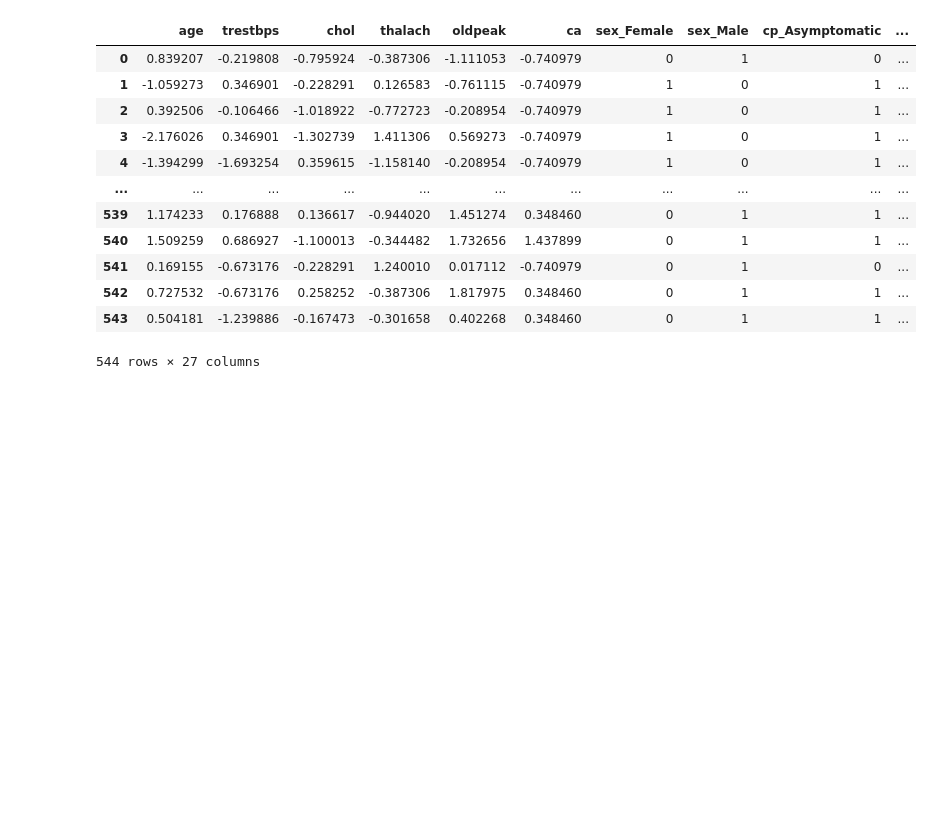
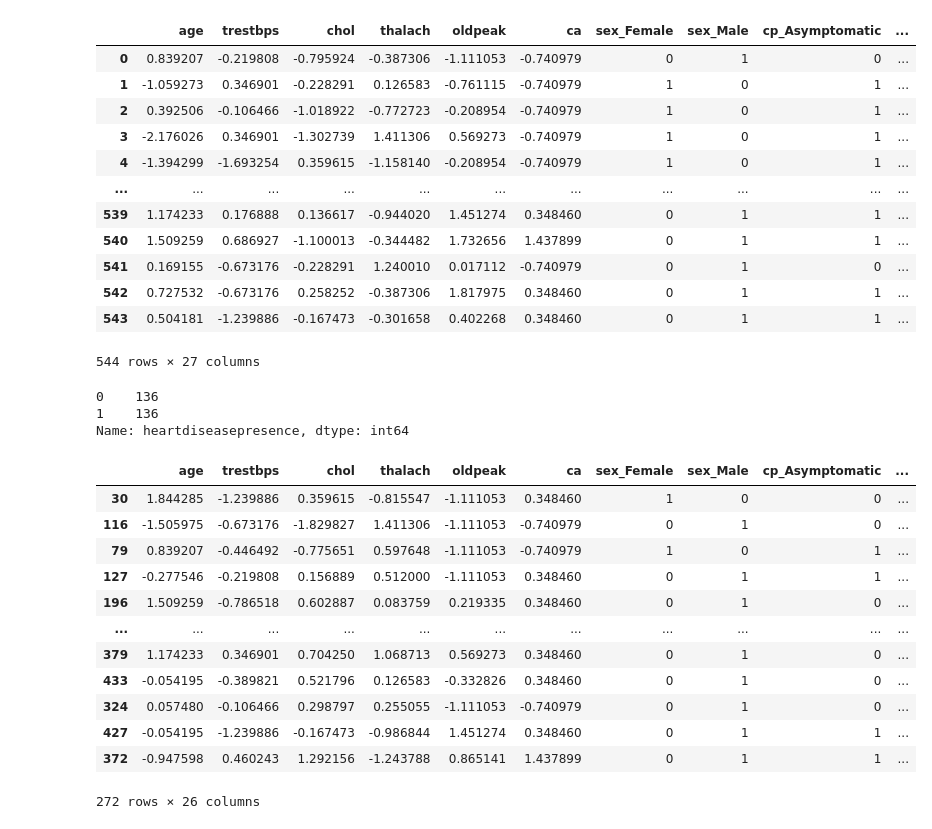
Before and after one commit to tejjeenu/Causal-Bootstrapping, a Jupyter notebook: frontdoor_causal_bootstrap_algorithm.ipynb, the cells around one changed output. Saved outputs shown, nothing was run; the diff lists cells and outputs as text; code cells hidden in the pictures; blank space fills up the shorter version.

```diff
--- a/frontdoor_causal_bootstrap_algorithm.ipynb
+++ b/frontdoor_causal_bootstrap_algorithm.ipynb
@@ -149,3 +149,25 @@ df_frontdoor
 | 542 | 0.727532 | -0.673176 | 0.258252 | -0.387306 | 1.817975 | 0.348460 | 0 | 1 | 1 | ... |
 | 543 | 0.504181 | -1.239886 | -0.167473 | -0.301658 | 0.402268 | 0.348460 | 0 | 1 | 1 | ... |
 544 rows × 27 columns
+# %%
+df_frontdoor = df_frontdoor.groupby("heartdiseasepresence", group_keys=False).sample(frac=0.5, random_state=42)
+print(df_frontdoor["heartdiseasepresence"].value_counts())
+df_frontdoor = df_frontdoor.drop(columns=["do_heartdiseasepresence"])
+df_frontdoor
+# %% [output]
+0    136
+1    136
+Name: heartdiseasepresence, dtype: int64
+|  | age | trestbps | chol | thalach | oldpeak | ca | sex_Female | sex_Male | cp_Asymptomatic | ... |
+| 30 | 1.844285 | -1.239886 | 0.359615 | -0.815547 | -1.111053 | 0.348460 | 1 | 0 | 0 | ... |
+| 116 | -1.505975 | -0.673176 | -1.829827 | 1.411306 | -1.111053 | -0.740979 | 0 | 1 | 0 | ... |
+| 79 | 0.839207 | -0.446492 | -0.775651 | 0.597648 | -1.111053 | -0.740979 | 1 | 0 | 1 | ... |
+| 127 | -0.277546 | -0.219808 | 0.156889 | 0.512000 | -1.111053 | 0.348460 | 0 | 1 | 1 | ... |
+| 196 | 1.509259 | -0.786518 | 0.602887 | 0.083759 | 0.219335 | 0.348460 | 0 | 1 | 0 | ... |
+| ... | ... | ... | ... | ... | ... | ... | ... | ... | ... | ... |
+| 379 | 1.174233 | 0.346901 | 0.704250 | 1.068713 | 0.569273 | 0.348460 | 0 | 1 | 0 | ... |
+| 433 | -0.054195 | -0.389821 | 0.521796 | 0.126583 | -0.332826 | 0.348460 | 0 | 1 | 0 | ... |
+| 324 | 0.057480 | -0.106466 | 0.298797 | 0.255055 | -1.111053 | -0.740979 | 0 | 1 | 0 | ... |
+| 427 | -0.054195 | -1.239886 | -0.167473 | -0.986844 | 1.451274 | 0.348460 | 0 | 1 | 1 | ... |
+| 372 | -0.947598 | 0.460243 | 1.292156 | -1.243788 | 0.865141 | 1.437899 | 0 | 1 | 1 | ... |
+272 rows × 26 columns
```
Also changed, not shown: parts of 1 cell of this notebook.
